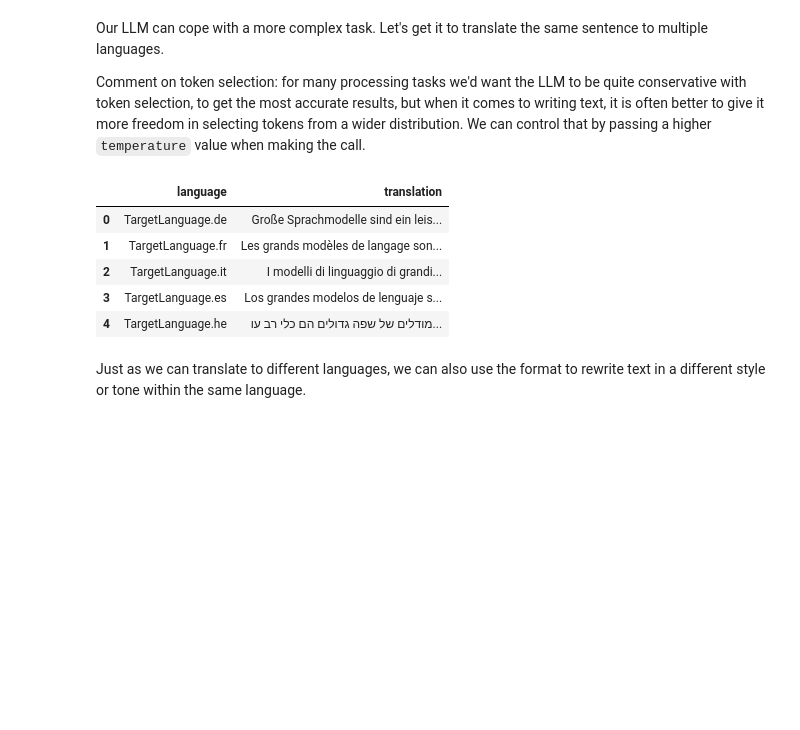
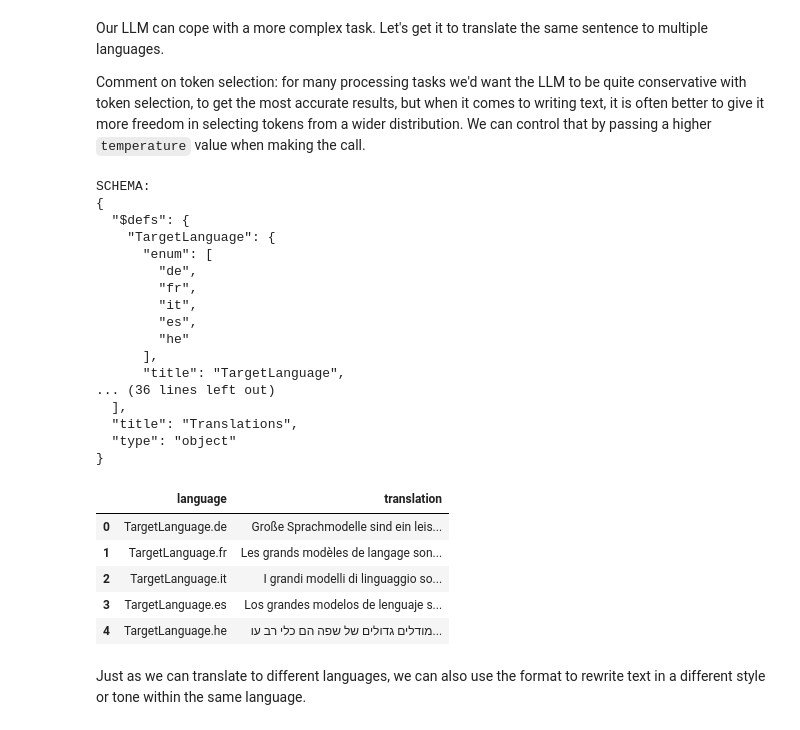
Before and after one commit to intellectronica/llms-beyond-chat, a Jupyter notebook: llms-beyond-chat.ipynb, the cells around one changed output. Cells and saved outputs as stored; diff of their text form; code cells hidden in the pictures; blank space fills up the shorter version.

Commit message:
show some schemas

```diff
--- a/llms-beyond-chat.ipynb
+++ b/llms-beyond-chat.ipynb
@@ -169,35 +186,54 @@ Comment on token selection: for many processing tasks we'd want the LLM to be qu
 # %%
 english_text = "Large Language Models are a powerful tool for natural language processing."
 
 class TargetLanguage(str, Enum):
     de = "de"
     fr = "fr"
     it = "it"
     es = "es"
     he = "he"
 
 class Translation(BaseModel):
     language: TargetLanguage = Field(..., description=f"The language of the translated text, as 2-letter language code.")
     translation: str
 
 class Translations(BaseModel):
     translations: List[Translation]
 
+print_schema(Translations)
+
 translations = llm(
     Translations,
     f"Translate the user-provided text into the following languages: {json.dumps([language.value for language in TargetLanguage])}",
     english_text,
     temperature=0.7,
 )
 
 pd.DataFrame(translations.dict()["translations"])
 # %% [output]
+SCHEMA:
+{
+  "$defs": {
+    "TargetLanguage": {
+      "enum": [
+        "de",
+        "fr",
+        "it",
+        "es",
+        "he"
+      ],
+      "title": "TargetLanguage",
+... (36 lines left out)
+  ],
+  "title": "Translations",
+  "type": "object"
+}
 |  | language | translation |
 | 0 | TargetLanguage.de | Große Sprachmodelle sind ein leis... |
 | 1 | TargetLanguage.fr | Les grands modèles de langage son... |
-| 2 | TargetLanguage.it | I modelli di linguaggio di grandi... |
+| 2 | TargetLanguage.it | I grandi modelli di linguaggio so... |
 | 3 | TargetLanguage.es | Los grandes modelos de lenguaje s... |
-| 4 | TargetLanguage.he | מודלים של שפה גדולים הם כלי רב עו... |
+| 4 | TargetLanguage.he | מודלים גדולים של שפה הם כלי רב עו... |
 # %% [markdown]
 Just as we can translate to different languages, we can also use the format to rewrite text in a different style or tone within the same language.
 # %%
```
Also changed, not shown: parts of 1 cell of this notebook.
